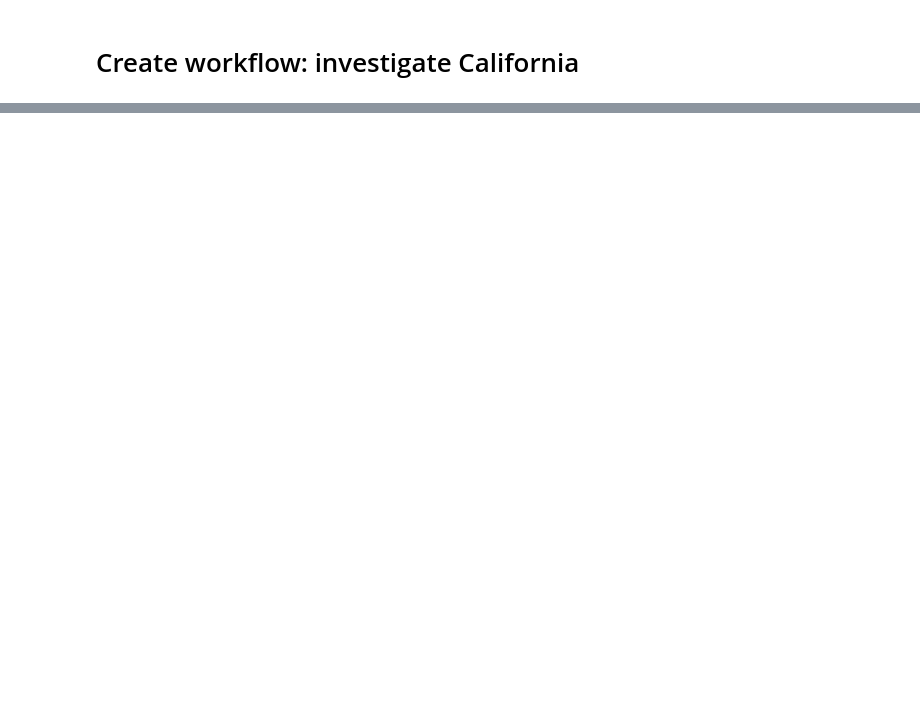
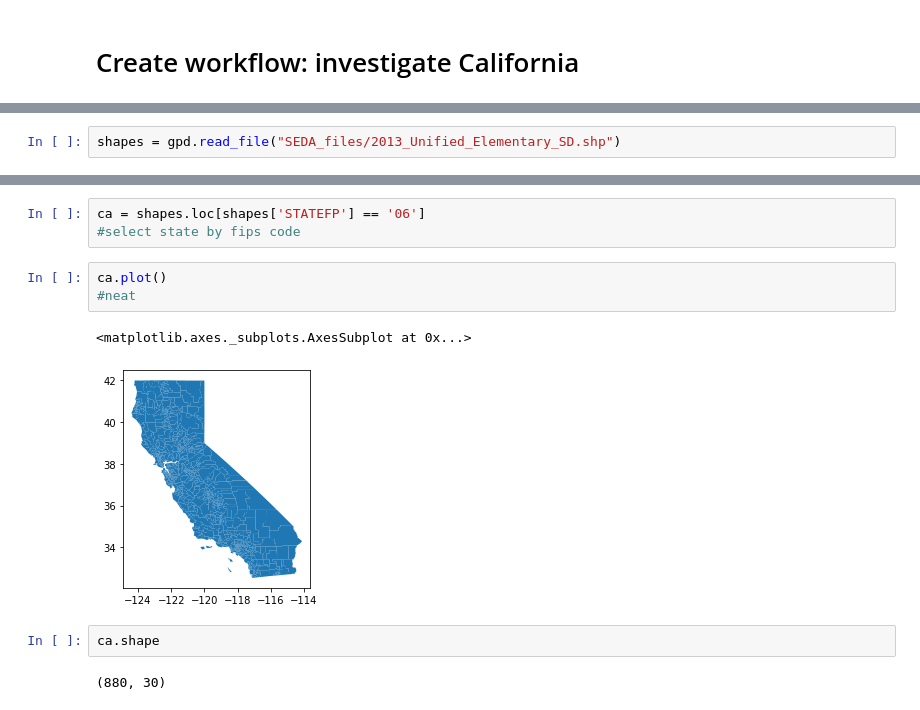
Before and after one commit to jchen321/geosnap4ed-1, a Jupyter notebook: data/Organizing.ipynb, the cells around one changed output, grey strips where cells are left out. Cells and saved outputs as stored; diff of their text form; blank space fills up the shorter version.

```diff
--- a/data/Organizing.ipynb
+++ b/data/Organizing.ipynb
@@ -49,0 +58,2 @@ by decreasing resolution
+# %%
+shapes = gpd.read_file("SEDA_files/2013_Unified_Elementary_SD.shp")
@@ -49,0 +71,13 @@ by decreasing resolution
+# %%
+ca = shapes.loc[shapes['STATEFP'] == '06']
+#select state by fips code
+# %%
+ca.plot()
+#neat
+# %% [output]
+<matplotlib.axes._subplots.AxesSubplot at 0x...>
+[figure, added]
+# %%
+ca.shape
+# %% [output]
+(880, 30)
```
Also changed, not shown: parts of 40 cells of this notebook, 2 other files.
